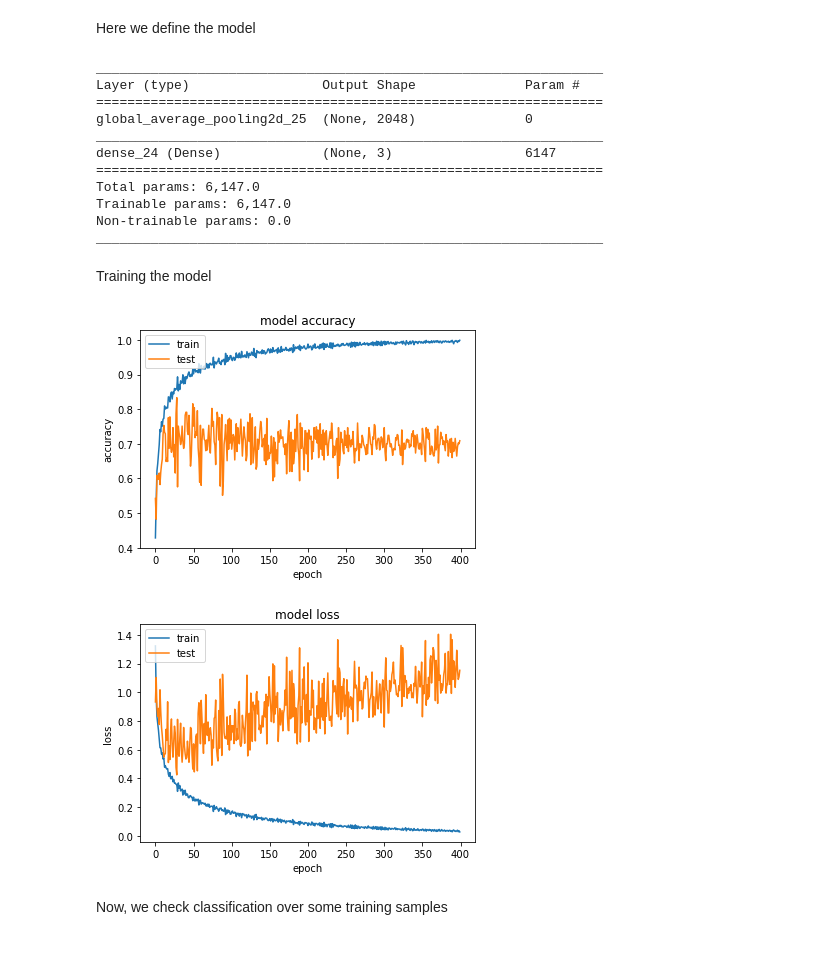
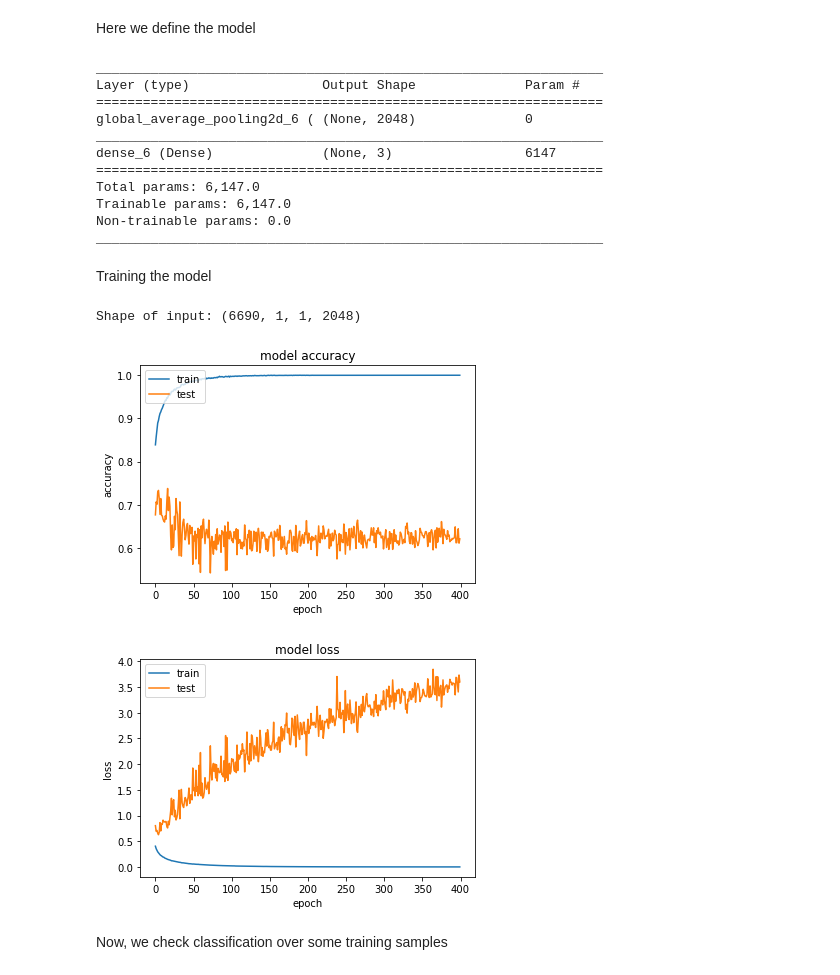
Before and after one commit to juanneilson/machine-learning, a Jupyter notebook: projects/capstone/Cachipun.ipynb, the cells around one changed output. Drawn from its saved outputs; the diff is of its cells as text; code cells hidden in the pictures.

```diff
--- a/projects/capstone/Cachipun.ipynb
+++ b/projects/capstone/Cachipun.ipynb
@@ -312,24 +313,25 @@ Here we define the model
 # %%
 #Defining architecture.
 def create_model(show_summary=False):
-    the_model = Sequential()
+    a_the_model = Sequential()
     #print(features_array_train.shape[1:])
-    the_model.add(GlobalAveragePooling2D(input_shape=features_array_train.shape[1:]) )
-    the_model.add(Dense(3, activation='softmax') )
+    a_the_model.add(GlobalAveragePooling2D(input_shape=features_array_train.shape[1:]) )
+    #a_the_model.add(Dropout(0.2))
+    a_the_model.add(Dense(3, activation='softmax') )
     if show_summary:
-        the_model.summary()
+        a_the_model.summary()
     #compile
-    the_model.compile(optimizer='rmsprop', loss='categorical_crossentropy', metrics=['accuracy'])
-    return the_model
+    a_the_model.compile(optimizer='rmsprop', loss='categorical_crossentropy', metrics=['accuracy'])
+    return a_the_model
 
 model_1 = create_model(True)
 # %% [output]
 _________________________________________________________________
 Layer (type)                 Output Shape              Param #
 =================================================================
-global_average_pooling2d_25  (None, 2048)              0
+global_average_pooling2d_6 ( (None, 2048)              0
 _________________________________________________________________
-dense_24 (Dense)             (None, 3)                 6147
+dense_6 (Dense)              (None, 3)                 6147
 =================================================================
 Total params: 6,147.0
 Trainable params: 6,147.0
@@ -358,21 +360,24 @@ Training the model
 # %%
 #Train the model.
 def train_model(the_model, outfilepath, show_chart=False):
+    if show_chart:
+        print("Shape of input: " + str(features_array_train.shape))
     checkpointer = ModelCheckpoint(filepath=outfilepath,
                                    verbose=0, save_best_only=True)
-    history = model_1.fit(features_array_train,
+    history = the_model.fit(features_array_train,
                 train_targets_aug,
                 #validation_split=0.2,
                 validation_data=(features_array_valid, valid_targets_aug),
-                epochs=400, batch_size=400, callbacks=[checkpointer], verbose=0,
+                epochs=400, batch_size=30, callbacks=[checkpointer], verbose=0,
                 shuffle=True)
     if show_chart:
         plot_training_history(history)
 
 train_model(model_1, 'saved_models/weights.best.model_db2.hdf5', True)
 # %% [output]
+Shape of input: (6690, 1, 1, 2048)
-[figure, old version]
+[figure, new version]
-[figure, old version]
+[figure, new version]
 # %% [markdown]
 Now, we check classification over some training samples
 # %%
```
Also changed, not shown: parts of 16 cells of this notebook, 3 other files.
